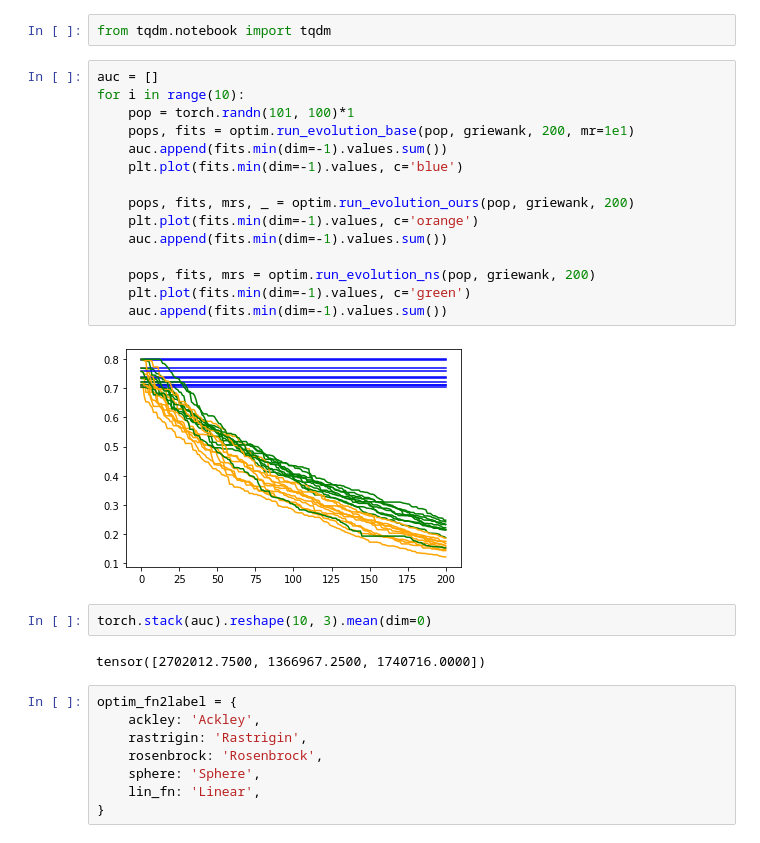
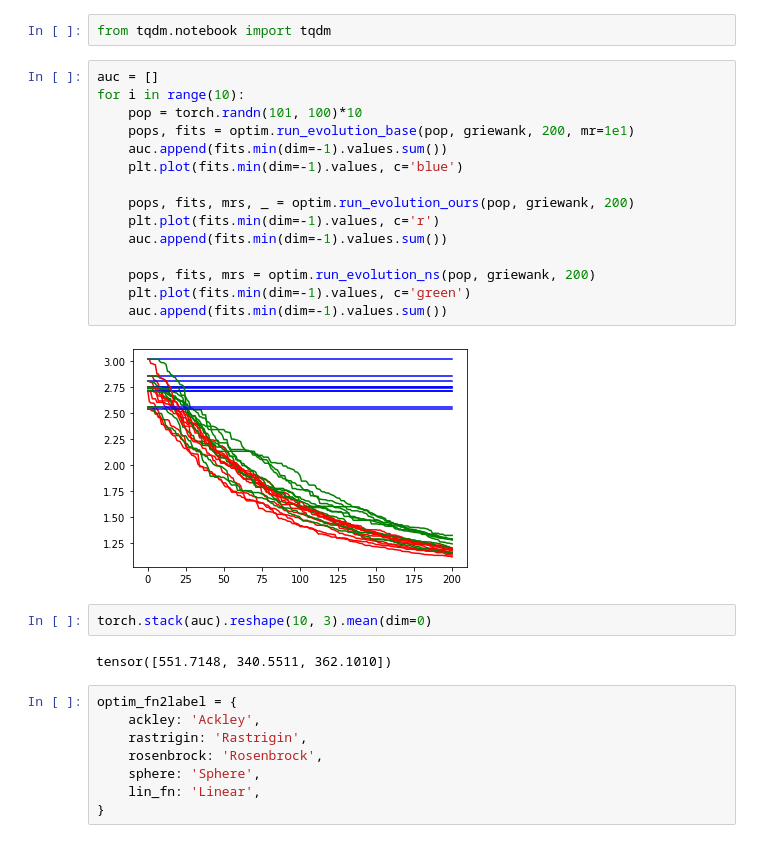
Before and after one commit to akarshkumar0101/evolved-neuroevolution, a Jupyter notebook: paper.ipynb, the cells around one changed output. Saved outputs shown, nothing was run; the diff lists cells and outputs as text.

```diff
--- a/paper.ipynb
+++ b/paper.ipynb
@@ -8,24 +8,24 @@ from tqdm.notebook import tqdm
 # %%
 auc = []
 for i in range(10):
-    pop = torch.randn(101, 100)*1
+    pop = torch.randn(101, 100)*10
     pops, fits = optim.run_evolution_base(pop, griewank, 200, mr=1e1)
     auc.append(fits.min(dim=-1).values.sum())
     plt.plot(fits.min(dim=-1).values, c='blue')
 
     pops, fits, mrs, _ = optim.run_evolution_ours(pop, griewank, 200)
-    plt.plot(fits.min(dim=-1).values, c='orange')
+    plt.plot(fits.min(dim=-1).values, c='r')
     auc.append(fits.min(dim=-1).values.sum())
 
     pops, fits, mrs = optim.run_evolution_ns(pop, griewank, 200)
     plt.plot(fits.min(dim=-1).values, c='green')
     auc.append(fits.min(dim=-1).values.sum())
 # %% [output]
-[figure, old version]
+[figure, new version]
 # %%
 torch.stack(auc).reshape(10, 3).mean(dim=0)
 # %% [output]
-tensor([2702012.7500, 1366967.2500, 1740716.0000])
+tensor([551.7148, 340.5511, 362.1010])
 # %%
 optim_fn2label = {
     ackley: 'Ackley',
```
Also changed, not shown: parts of 3 cells of this notebook, 5 other files.
